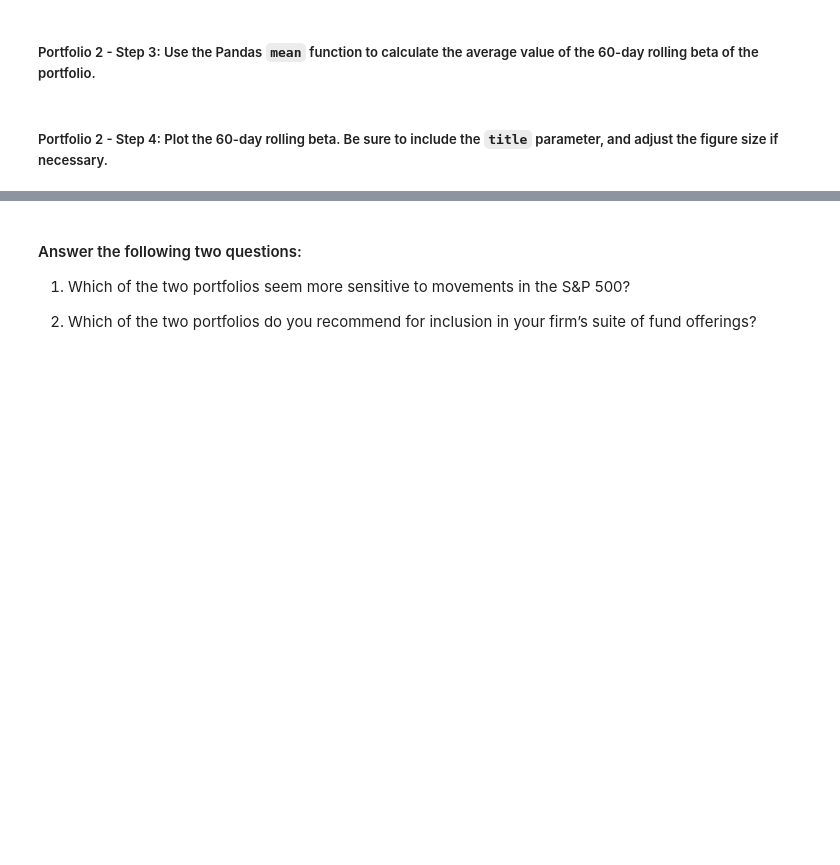
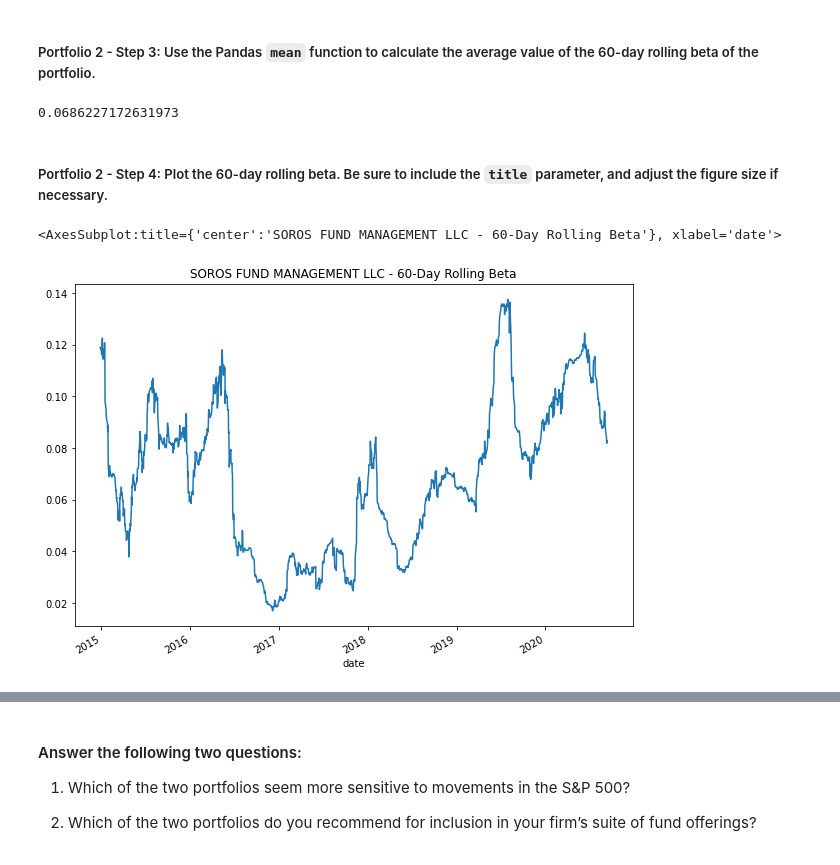
Before and after one commit to paragmb/Module4Challenge, a Jupyter notebook: risk_return_analysis.ipynb, the cells around one changed output, grey strips where cells are left out. Cells and saved outputs as stored; diff of their text form; code cells hidden in the pictures; blank space fills up the shorter version.

```diff
--- a/risk_return_analysis.ipynb
+++ b/risk_return_analysis.ipynb
@@ -411,3 +439,5 @@ Your analysis is nearing completion. Now, you need to evaluate how the portfolio
 # Calculate the covariance using a 60-day rolling window
 # Review the last five rows of the covariance data
 # YOUR CODE HERE
+sfm_rolling_60_covariance = whale_navs_daily_returns['SOROS FUND MANAGEMENT LLC'].rolling(window=60).cov(whale_navs_daily_returns['S&P 500'])
+sfm_rolling_60_covariance.tail(5)
@@ -417,3 +455,5 @@ Your analysis is nearing completion. Now, you need to evaluate how the portfolio
 # Calculate the beta based on the 60-day rolling covariance compared to the market (S&P 500)
 # Review the last five rows of the beta information
 # YOUR CODE HERE
+sfm_rolling_60_beta = sfm_rolling_60_covariance / snp_rolling_60_variance
+sfm_rolling_60_beta.tail()
@@ -422,9 +470,16 @@ Your analysis is nearing completion. Now, you need to evaluate how the portfolio
 # %%
 # Calculate the average of the 60-day rolling beta
 # YOUR CODE HERE
+sfm_rolling_60_beta.mean()
+# %% [output]
+0.0686227172631973
 # %% [markdown]
 ##### Portfolio 2 - Step 4: Plot the 60-day rolling beta. Be sure to include the `title` parameter, and adjust the figure size if necessary.
 # %%
 # Plot the rolling beta
 # Include a title parameter and adjust the figure size
 # YOUR CODE HERE
+sfm_rolling_60_beta.plot(figsize=(10,7), title="SOROS FUND MANAGEMENT LLC - 60-Day Rolling Beta")
+# %% [output]
+<AxesSubplot:title={'center':'SOROS FUND MANAGEMENT LLC - 60-Day Rolling Beta'}, xlabel='date'>
+[figure, added]
```
Also changed, not shown: parts of 11 cells of this notebook.
